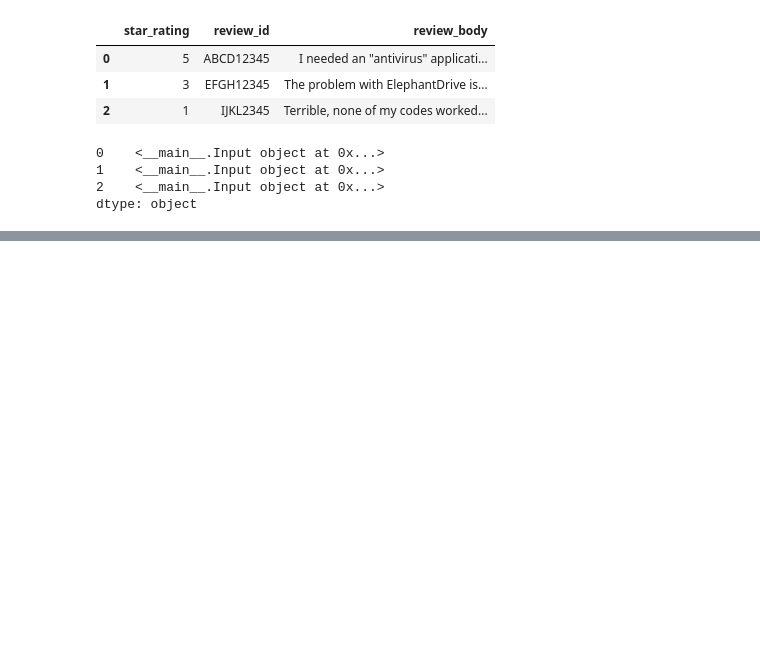
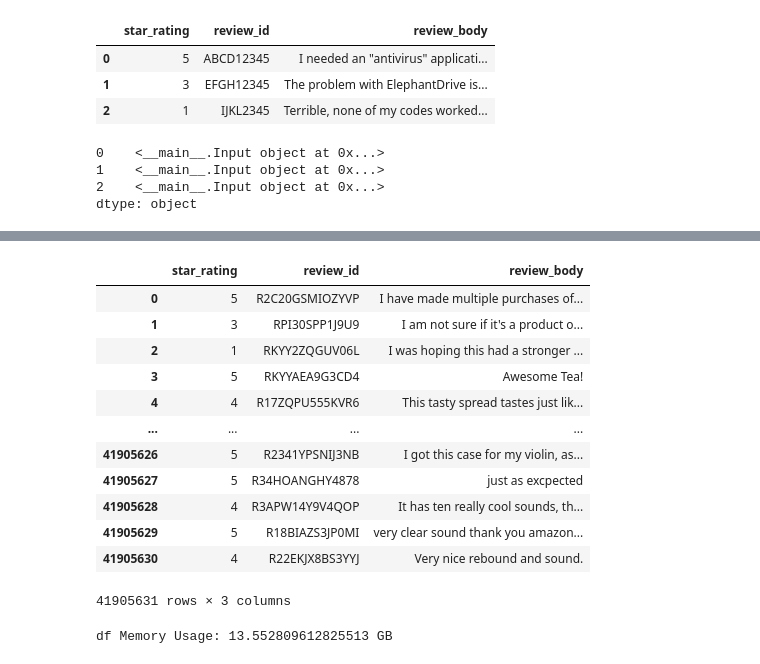
Before and after one commit to developer-onizuka/MachineLearningOnAWS, a Jupyter notebook: BERT-embedding-from-text.ipynb, the cells around one changed output, grey strips where cells are left out. Cells and saved outputs as stored; diff of their text form; code cells hidden in the pictures; blank space fills up the shorter version.

```diff
--- a/BERT-embedding-from-text.ipynb
+++ b/BERT-embedding-from-text.ipynb
@@ -269,0 +290,24 @@ Writing input 0 of 3
+# %%
+df['review_id'] = df['review_id'].str.decode("utf-8")
+# %%
+df['review_body'] = df['review_body'].str.decode("utf-8","ignore")
+# %%
+df
+# %% [output]
+|  | star_rating | review_id | review_body |
+| 0 | 5 | R2C20GSMIOZYVP | I have made multiple purchases of... |
+| 1 | 3 | RPI30SPP1J9U9 | I am not sure if it's a product o... |
+| 2 | 1 | RKYY2ZQGUV06L | I was hoping this had a stronger ... |
+| 3 | 5 | RKYYAEA9G3CD4 | Awesome Tea! |
+| 4 | 4 | R17ZQPU555KVR6 | This tasty spread tastes just lik... |
+| ... | ... | ... | ... |
+| 41905626 | 5 | R2341YPSNIJ3NB | I got this case for my violin, as... |
+| 41905627 | 5 | R34HOANGHY4878 | just as excpected |
+| 41905628 | 4 | R3APW14Y9V4QOP | It has ten really cool sounds, th... |
+| 41905629 | 5 | R18BIAZS3JP0MI | very clear sound thank you amazon... |
+| 41905630 | 4 | R22EKJX8BS3YYJ | Very nice rebound and sound. |
+41905631 rows × 3 columns
+# %%
+print(f"df Memory Usage: {df.memory_usage(deep=True).sum() / 1024**3} GB")
+# %% [output]
+df Memory Usage: 13.552809612825513 GB
```
Also changed, not shown: parts of 17 cells of this notebook.
